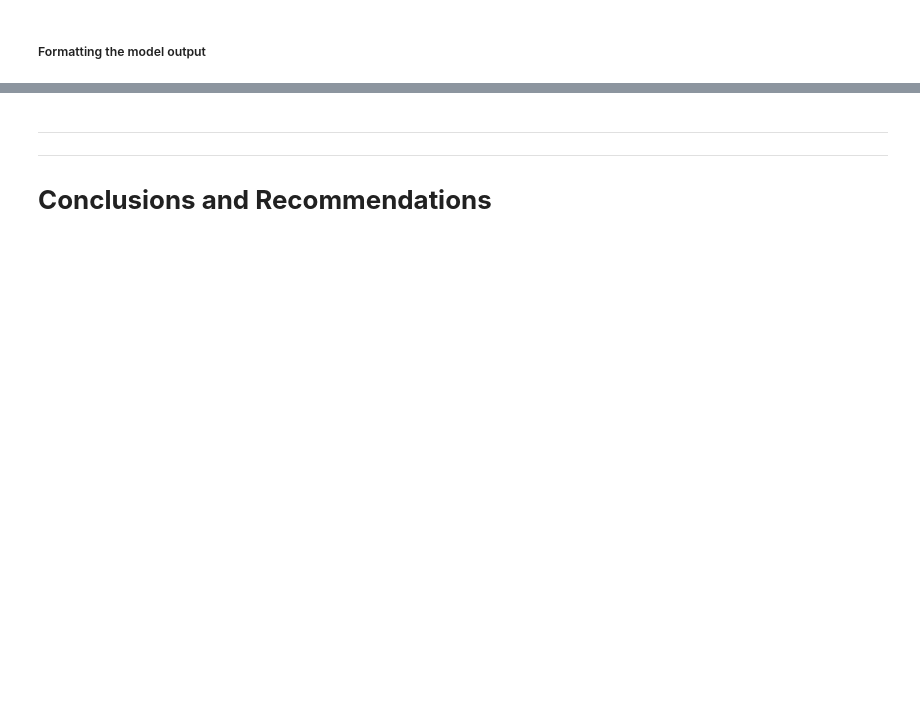
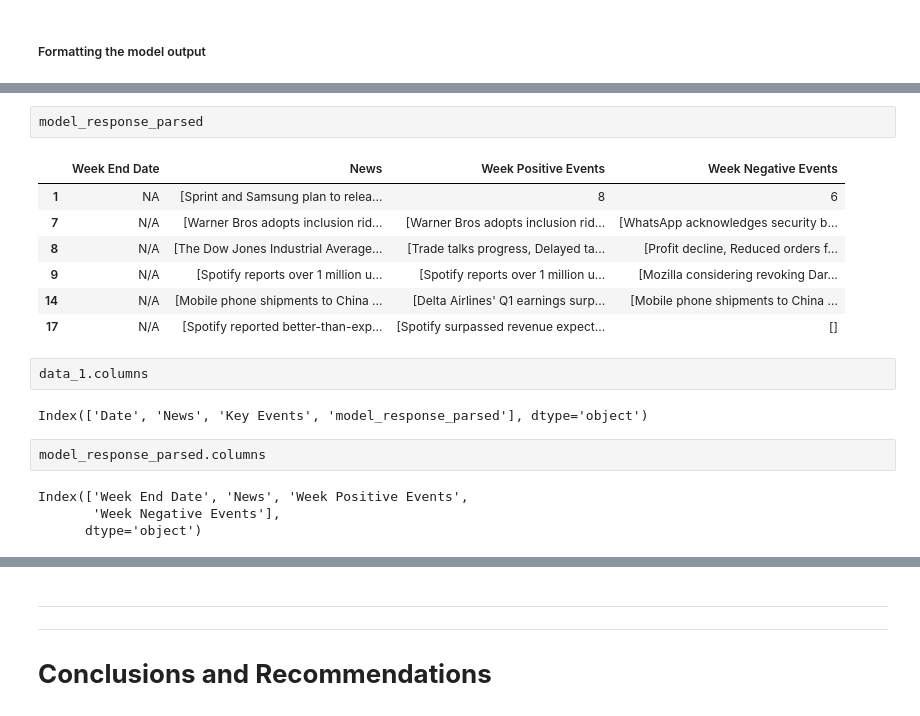
Before and after one commit to barkz/Stock-Market-News-Sentiment-Analysis-and-Summarization, a Jupyter notebook: RobBarker_NLP_StockMarket_FC.ipynb, the cells around one changed output, grey strips where cells are left out. Saved outputs shown, nothing was run; the diff lists cells and outputs as text; blank space fills up the shorter version.

```diff
--- a/RobBarker_NLP_StockMarket_FC.ipynb
+++ b/RobBarker_NLP_StockMarket_FC.ipynb
@@ -1631,0 +1902,20 @@ def response_mistral_1(prompt, news):
+# %%
+model_response_parsed
+# %% [output]
+|  | Week End Date | News | Week Positive Events | Week Negative Events |
+| 1 | NA | [Sprint and Samsung plan to relea... | 8 | 6 |
+| 7 | N/A | [Warner Bros adopts inclusion rid... | [Warner Bros adopts inclusion rid... | [WhatsApp acknowledges security b... |
+| 8 | N/A | [The Dow Jones Industrial Average... | [Trade talks progress, Delayed ta... | [Profit decline, Reduced orders f... |
+| 9 | N/A | [Spotify reports over 1 million u... | [Spotify reports over 1 million u... | [Mozilla considering revoking Dar... |
+| 14 | N/A | [Mobile phone shipments to China ... | [Delta Airlines' Q1 earnings surp... | [Mobile phone shipments to China ... |
+| 17 | N/A | [Spotify reported better-than-exp... | [Spotify surpassed revenue expect... | [] |
+# %%
+data_1.columns
+# %% [output]
+Index(['Date', 'News', 'Key Events', 'model_response_parsed'], dtype='object')
+# %%
+model_response_parsed.columns
+# %% [output]
+Index(['Week End Date', 'News', 'Week Positive Events',
+       'Week Negative Events'],
+      dtype='object')
```
Also changed, not shown: parts of 34 cells of this notebook, 1 other file.
